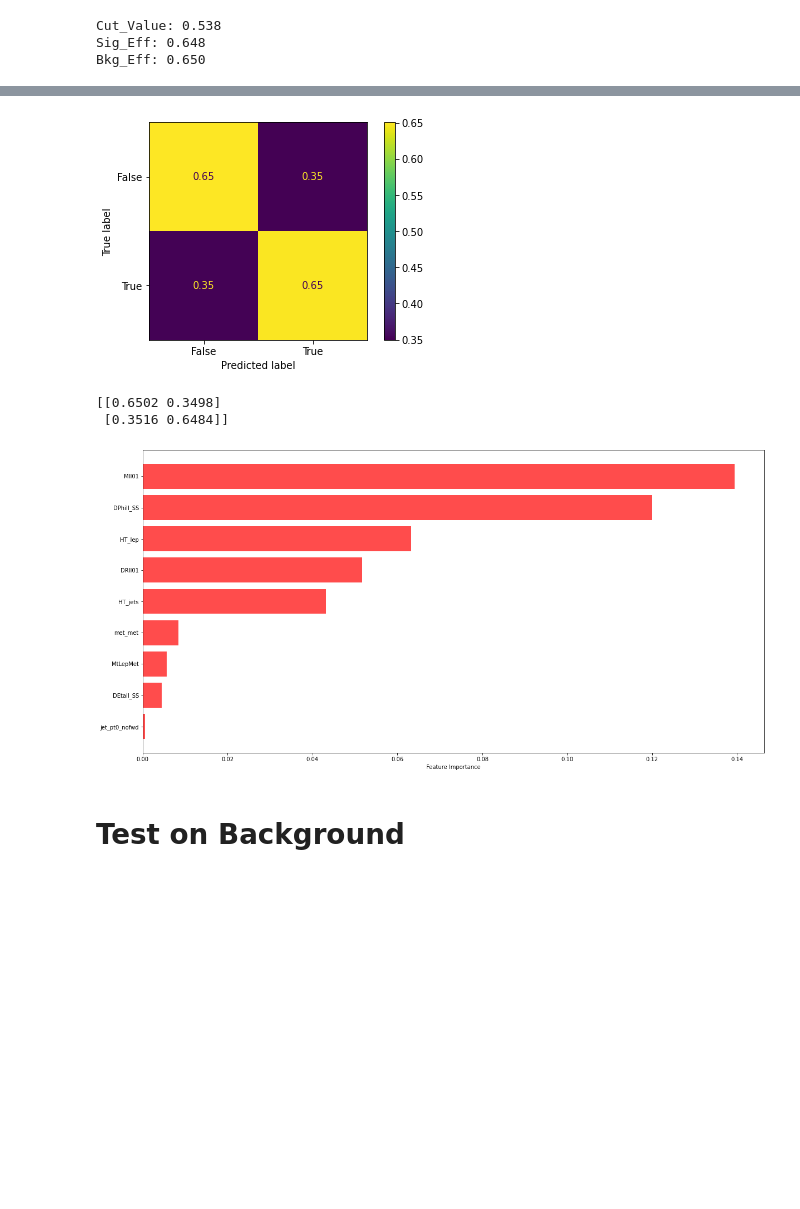
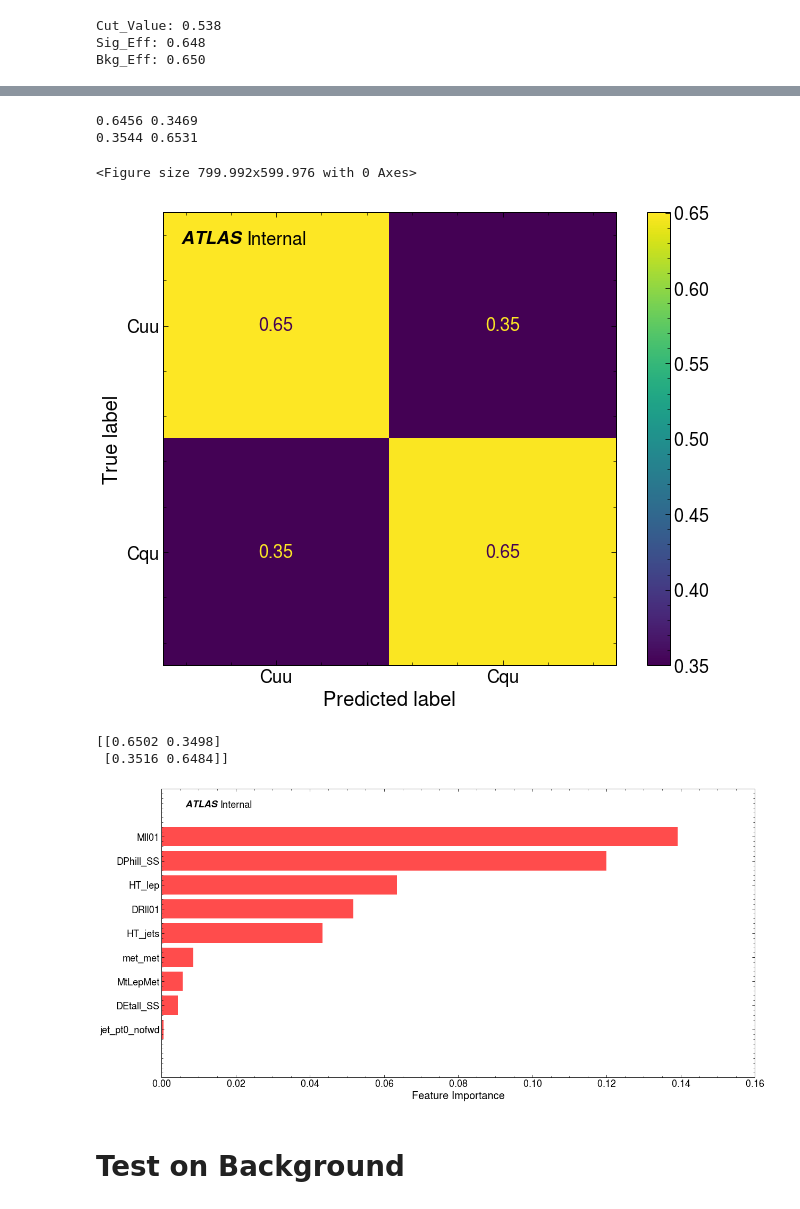
Before and after one commit to AaronvanderGraaf/NN_for_sstt, a Jupyter notebook: NN/SvsS_Final_6Vars_without_More_Vars.ipynb, the cells around one changed output, grey strips where cells are left out. Cells and saved outputs as stored; diff of their text form; code cells hidden in the pictures; blank space fills up the shorter version.

```diff
--- a/NN/SvsS_Final_6Vars_without_More_Vars.ipynb
+++ b/NN/SvsS_Final_6Vars_without_More_Vars.ipynb
@@ -4,9 +4,12 @@ import pickle
 from util import *
 from load_data import load_input_file, build_combined_input
 from NN_train import *
+import atlas_mpl_style as ampl
+ampl.use_atlas_style()
 path_tosave = 'Models/V05_SvsS_Final_6Vars_without_More_Vars'
 path_SvsS = path_tosave + '/SvsS/'
 path_SvsB = path_tosave + '/SvsB/'
+atlas_label_status = 'Internal'
 mkdir_p(path_tosave)
 mkdir_p(path_SvsS)
 mkdir_p(path_SvsB)
@@ -224,19 +229,40 @@ plt.show()
+# %%
+histargs = {"bins":1000, "range":(0,1.), "density":True, "histtype":'step'}
+hist_LR = plt.hist(pred[truth==1],label = "LR", **histargs)
+hist_RR = plt.hist(pred[truth==0],label = "RR", **histargs)
+plt.clf()
+def Calc_Confusion_Matrix(hist_LR, hist_RR, Cut_Value, bins=1000):
+    idx = np.where(hist_LR[1] == Cut_Value)[0][0]
+    tpr = np.round(hist_LR[0][idx+1:].sum()/bins, 4)
+    fnr = np.round(hist_LR[0][0:idx+1].sum()/bins, 4)
+    tnr = np.round(hist_RR[0][0:idx+1].sum()/bins, 4)
+    fpr = np.round(hist_RR[0][idx+1:].sum()/bins, 4)
+
+    print(tpr, fpr)
+    print(fnr, tnr)
+
+Calc_Confusion_Matrix(hist_LR, hist_RR, 0.538)
+# %% [output]
+0.6456 0.3469
+0.3544 0.6531
+<Figure size 799.992x599.976 with 0 Axes>
 # %%
 from sklearn import metrics
 pred = np.squeeze(pred)
 pred_cut = np.zeros([pred.size])
 pred_cut[pred > Signal_Cut] = 1
 pred_cut[pred < Signal_Cut] = 0
 confusion_matrix = np.round(metrics.confusion_matrix(truth, pred_cut, normalize='true'), 4)
 
-cm_display = metrics.ConfusionMatrixDisplay(confusion_matrix = confusion_matrix, display_labels = [False, True])
+cm_display = metrics.ConfusionMatrixDisplay(confusion_matrix = confusion_matrix, display_labels = ["Cuu", "Cqu"])
 cm_display.plot()
+ampl.plot.draw_atlas_label(0.04, 0.96, status=atlas_label_status)
 plt.savefig(path_SvsS + "Confusion_Matrix.png")
 plt.show()
 
 print(confusion_matrix)
 # %% [output]
-[figure, old version]
+[figure, new version]
 [[0.6502 0.3498]
  [0.3516 0.6484]]
 # %%
@@ -246,9 +272,10 @@ fig, ax = plt.subplots(figsize=(20, 10))
 ax.barh(range(even[0].shape[1]), np.sort(f), color="r", alpha=0.7)
 ax.set_yticks(range(even[0].shape[1]), np.array(feature_names)[idx])
 ax.set_xlabel('Feature Importance')
+ampl.plot.draw_atlas_label(0.04, 0.96, status=atlas_label_status)
 plt.savefig(path_SvsS + "/Feature_Importance_even.png")
 # %% [output]
-[figure, old version]
+[figure, new version]
 # %% [markdown]
 # Test on Background
 # %%
```
Also changed, not shown: parts of 31 cells of this notebook, 4 other files.
